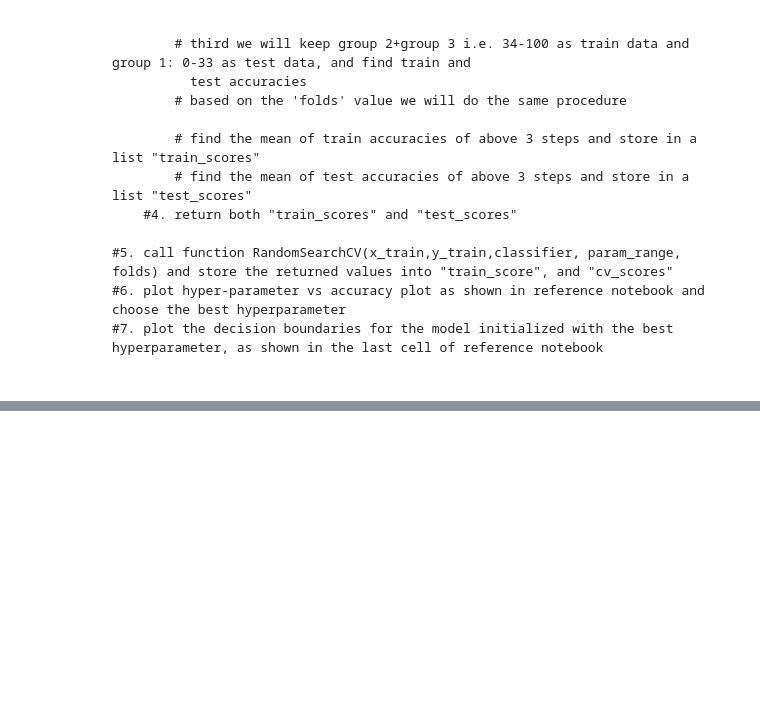
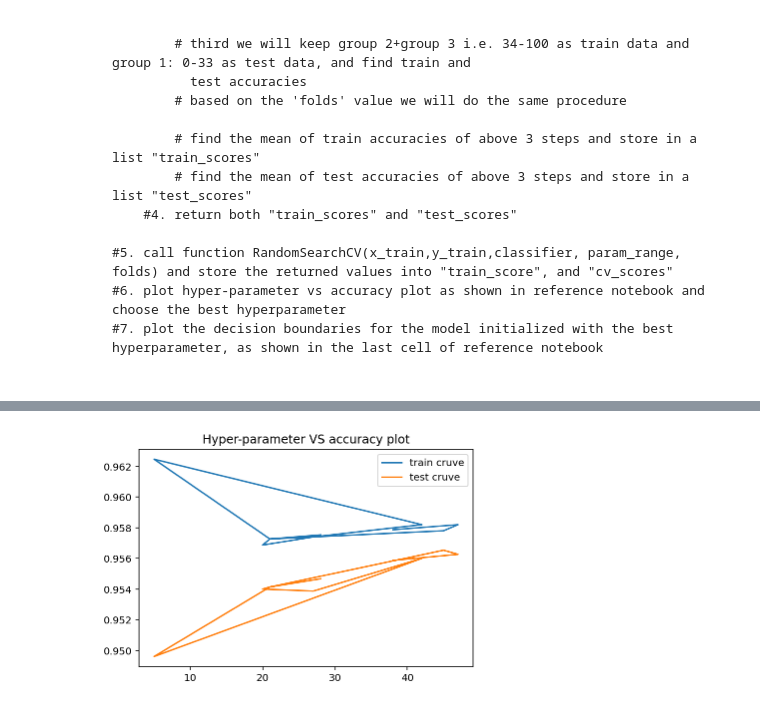
Before and after one commit to raghu66669999/AAIC, a Jupyter notebook: Assignment_4_Instructions.ipynb, the cells around one changed output, grey strips where cells are left out. Saved outputs shown, nothing was run; the diff lists cells and outputs as text; code cells hidden in the pictures; blank space fills up the shorter version.

```diff
--- a/Assignment_4_Instructions.ipynb
+++ b/Assignment_4_Instructions.ipynb
@@ -80,0 +62,21 @@ def RandomSearchCV(x_train,y_train,classifier, param_range, folds):
+# %%
+def index_count(b,c):
+    b1=[]
+    c1=[]
+    d=round(b.shape[0]/c)
+    x=0;d1=d
+    for i in range(c-1):
+        c1.append(x)
+        c1.append(d1)
+        b1.append(c1)
+        c1=[]
+        x=d1
+        d1=d+d1
+    c1.append(x)
+    c1.append(d1)
+    b1.append(c1)
+    return b1
+# %%
+def split_data(x_train,i,b):
+    x1=x_train.tolist()
+    return numpy.array(x1[b[i][0]:b[i][1]])
@@ -88,6 +123,11 @@ import warnings
 warnings.filterwarnings("ignore")
 
 parm_range=(1,50)
+parm=[]
+for i in range(parm_range[0],parm_range[1]):
+    parm.append(int(random.uniform(parm_range[0],parm_range[1])))
+parm=parm[:10]
 classifier = KNeighborsClassifier()
 folds = 3
-trainscores,testscores = RandomSearchCV(X_train, y_train, classifier, parm_range, folds)
+trainscores,testscores = RandomSearchCV(X_train, y_train, classifier, parm, folds)
+#print(trainscores,testscores)
@@ -100,0 +134,9 @@ for i in range(c):
+# %%
+
+plt.plot(parm,trainscores, label='train cruve')
+plt.plot(parm,testscores, label='test cruve')
+plt.title('Hyper-parameter VS accuracy plot')
+plt.legend()
+plt.show()
+# %% [output]
+[figure, added]
```
Also changed, not shown: parts of 6 cells of this notebook.
